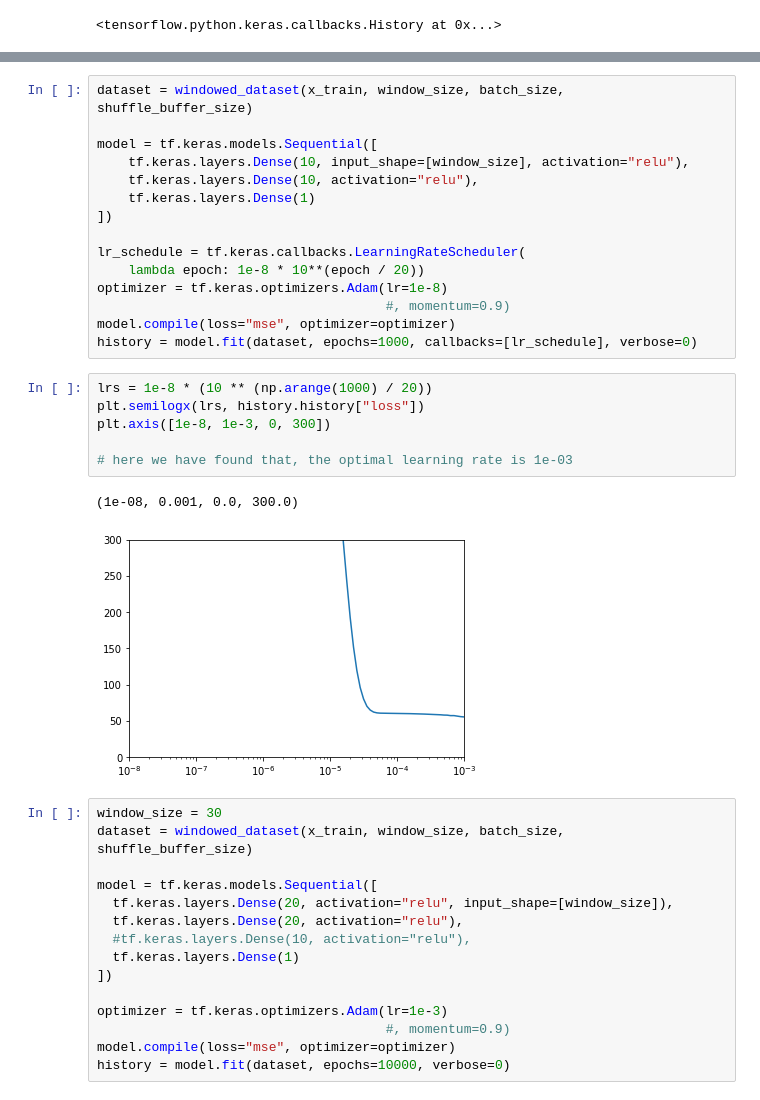
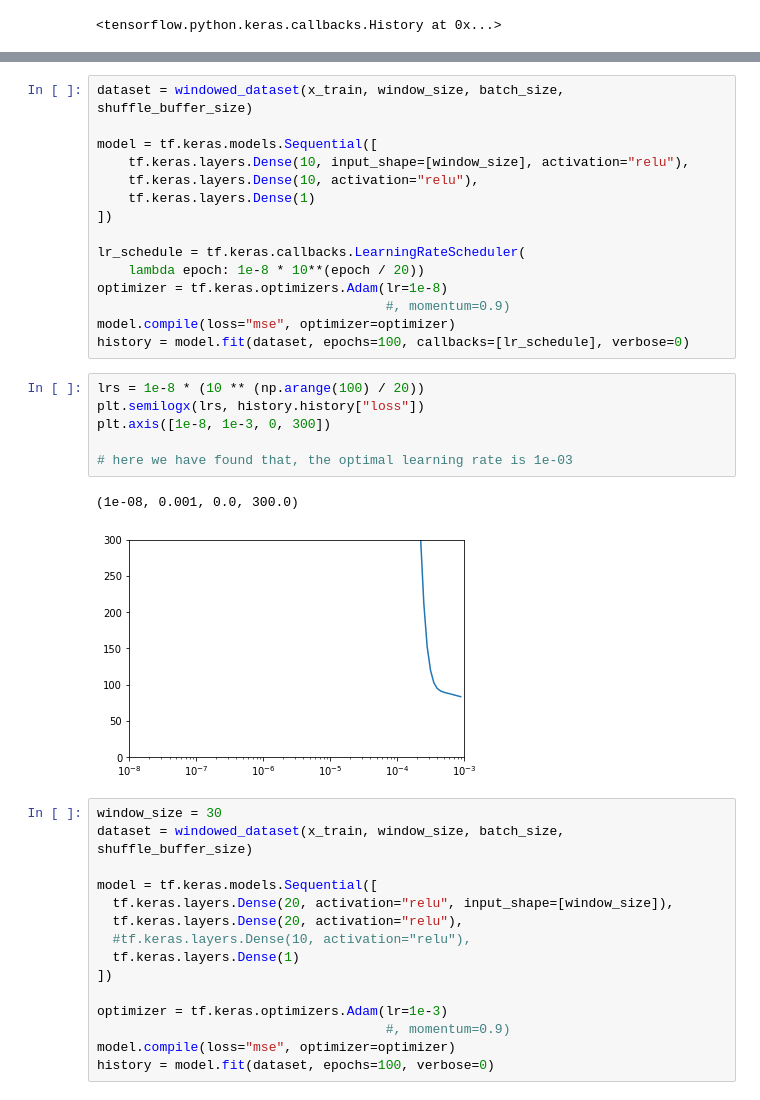
Before and after one commit to sayan0506/CNN-projects, a Jupyter notebook: Training_a_simple_neural_network.ipynb, the cells around one changed output, grey strips where cells are left out. Drawn from its saved outputs; the diff is of its cells as text.

```diff
--- a/Training_a_simple_neural_network.ipynb
+++ b/Training_a_simple_neural_network.ipynb
@@ -134,16 +134,16 @@ lr_schedule = tf.keras.callbacks.LearningRateScheduler(
 optimizer = tf.keras.optimizers.Adam(lr=1e-8)
                                      #, momentum=0.9)
 model.compile(loss="mse", optimizer=optimizer)
-history = model.fit(dataset, epochs=1000, callbacks=[lr_schedule], verbose=0)
+history = model.fit(dataset, epochs=100, callbacks=[lr_schedule], verbose=0)
 # %%
-lrs = 1e-8 * (10 ** (np.arange(1000) / 20))
+lrs = 1e-8 * (10 ** (np.arange(100) / 20))
 plt.semilogx(lrs, history.history["loss"])
 plt.axis([1e-8, 1e-3, 0, 300])
 
 # here we have found that, the optimal learning rate is 1e-03
 # %% [output]
 (1e-08, 0.001, 0.0, 300.0)
-[figure, old version]
+[figure, new version]
 # %%
 window_size = 30
 dataset = windowed_dataset(x_train, window_size, batch_size, shuffle_buffer_size)
@@ -158,7 +158,7 @@ model = tf.keras.models.Sequential([
 optimizer = tf.keras.optimizers.Adam(lr=1e-3)
                                      #, momentum=0.9)
 model.compile(loss="mse", optimizer=optimizer)
-history = model.fit(dataset, epochs=10000, verbose=0)
+history = model.fit(dataset, epochs=100, verbose=0)
 # %%
 loss = history.history['loss']
 epochs = range(len(loss))
```
Also changed, not shown: parts of 6 cells of this notebook.
